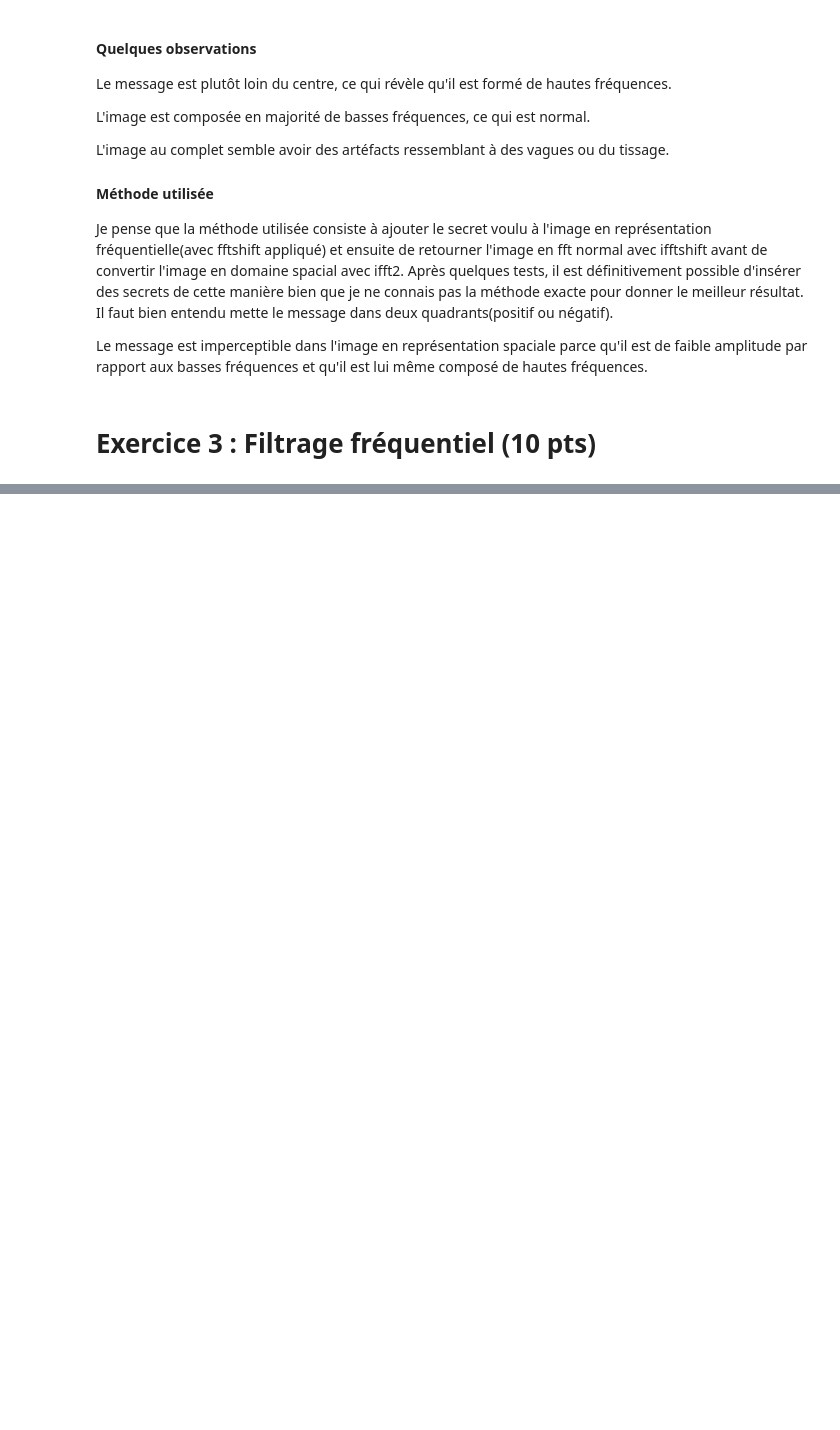
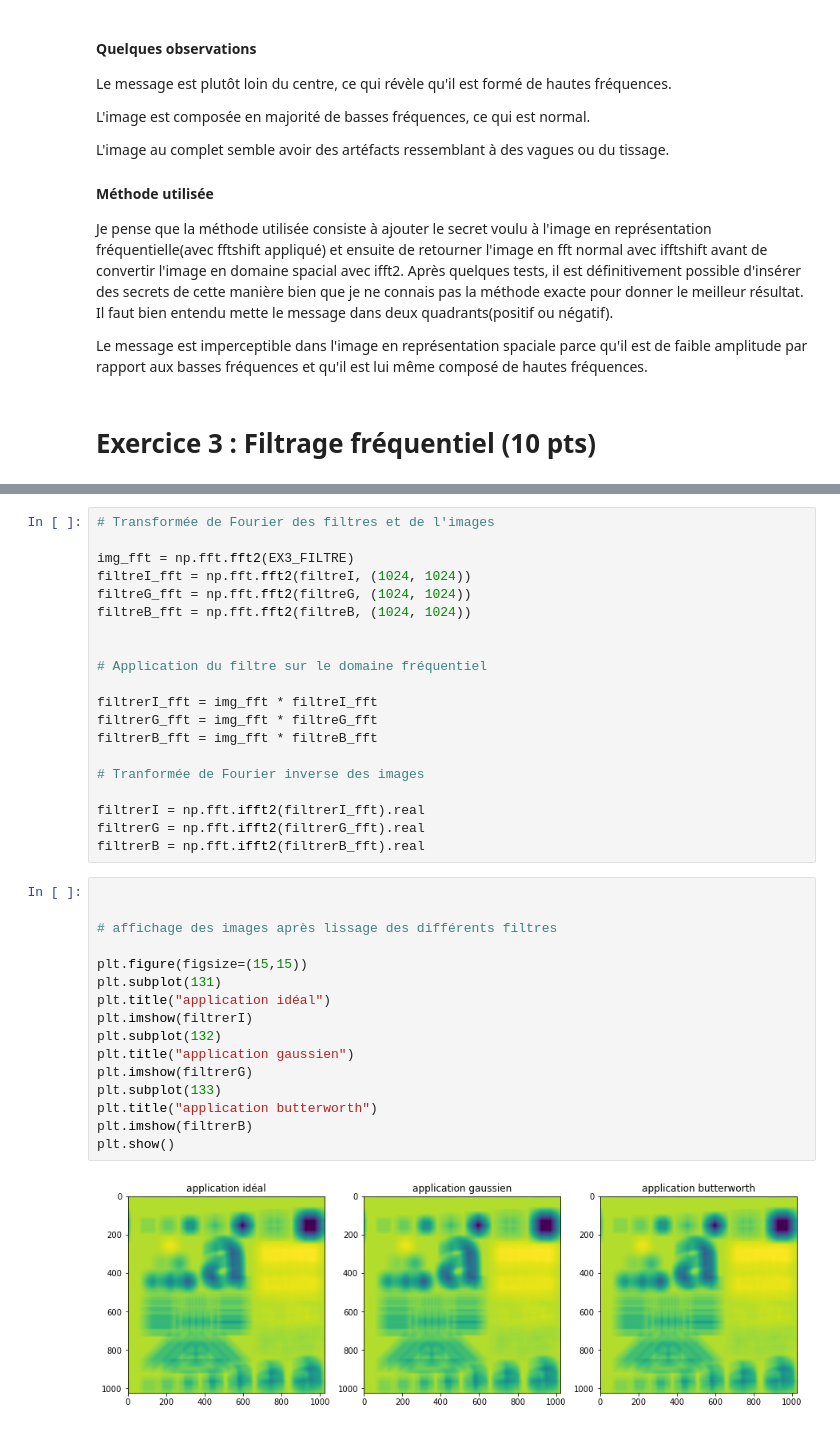
Before and after one commit to RaphaelJ-S/inf600f, a Jupyter notebook: tp/tp2/data/tp2.ipynb, the cells around one changed output, grey strips where cells are left out. Cells and saved outputs as stored; diff of their text form; blank space fills up the shorter version.

```diff
--- a/tp/tp2/data/tp2.ipynb
+++ b/tp/tp2/data/tp2.ipynb
@@ -237,0 +334,38 @@ def lpFilterTF(type, P, Q, param):
+# %%
+# Transformée de Fourier des filtres et de l'images
+
+img_fft = np.fft.fft2(EX3_FILTRE)
+filtreI_fft = np.fft.fft2(filtreI, (1024, 1024))
+filtreG_fft = np.fft.fft2(filtreG, (1024, 1024))
+filtreB_fft = np.fft.fft2(filtreB, (1024, 1024))
+
+
+# Application du filtre sur le domaine fréquentiel
+
+filtrerI_fft = img_fft * filtreI_fft
+filtrerG_fft = img_fft * filtreG_fft
+filtrerB_fft = img_fft * filtreB_fft
+
+# Tranformée de Fourier inverse des images
+
+filtrerI = np.fft.ifft2(filtrerI_fft).real
+filtrerG = np.fft.ifft2(filtrerG_fft).real
+filtrerB = np.fft.ifft2(filtrerB_fft).real
+# %%
+
+
+# affichage des images après lissage des différents filtres
+
+plt.figure(figsize=(15,15))
+plt.subplot(131)
+plt.title("application idéal")
+plt.imshow(filtrerI)
+plt.subplot(132)
+plt.title("application gaussien")
+plt.imshow(filtrerG)
+plt.subplot(133)
+plt.title("application butterworth")
+plt.imshow(filtrerB)
+plt.show()
+# %% [output]
+[figure, added]
```
Also changed, not shown: parts of 7 cells of this notebook.
